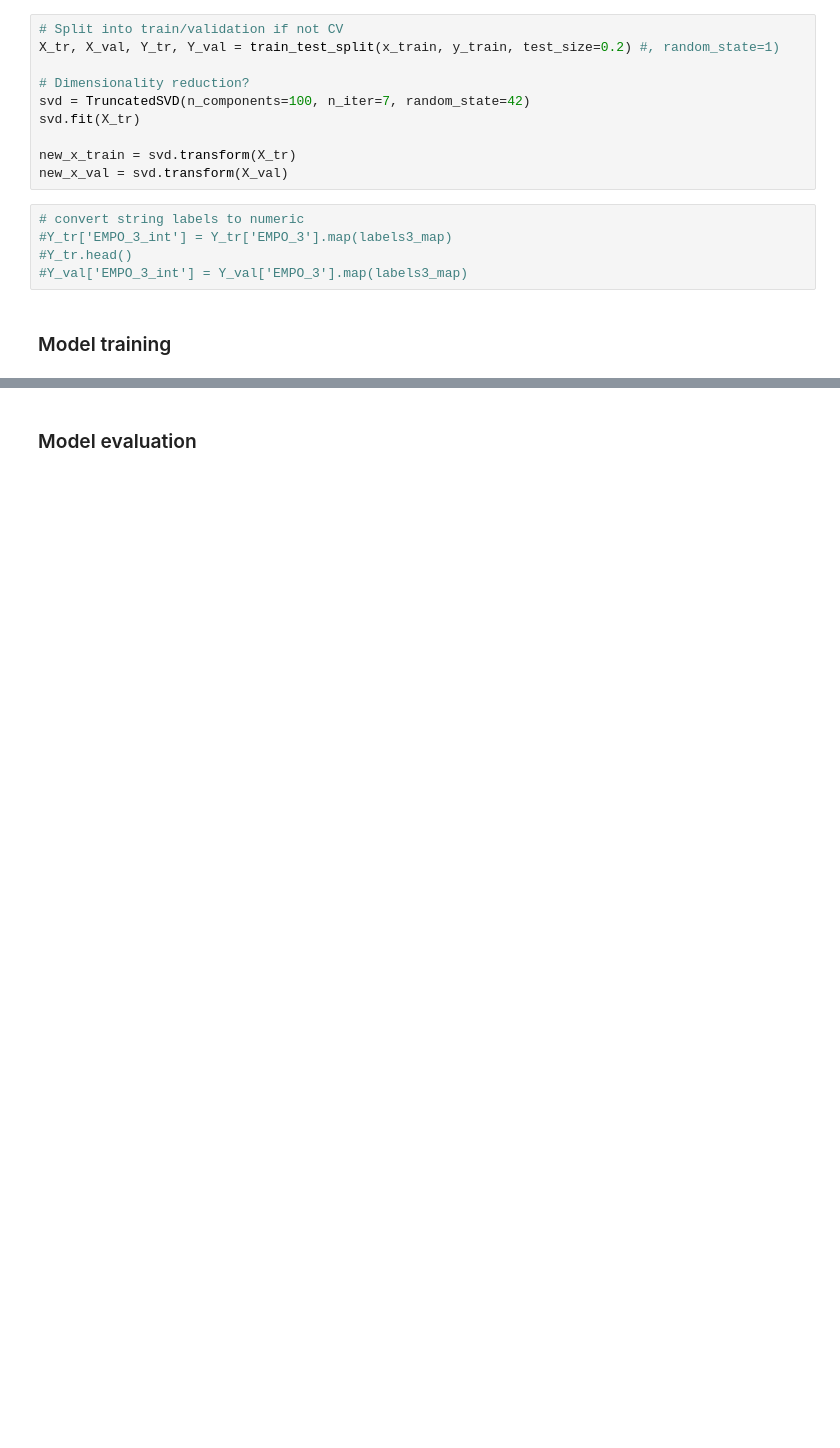
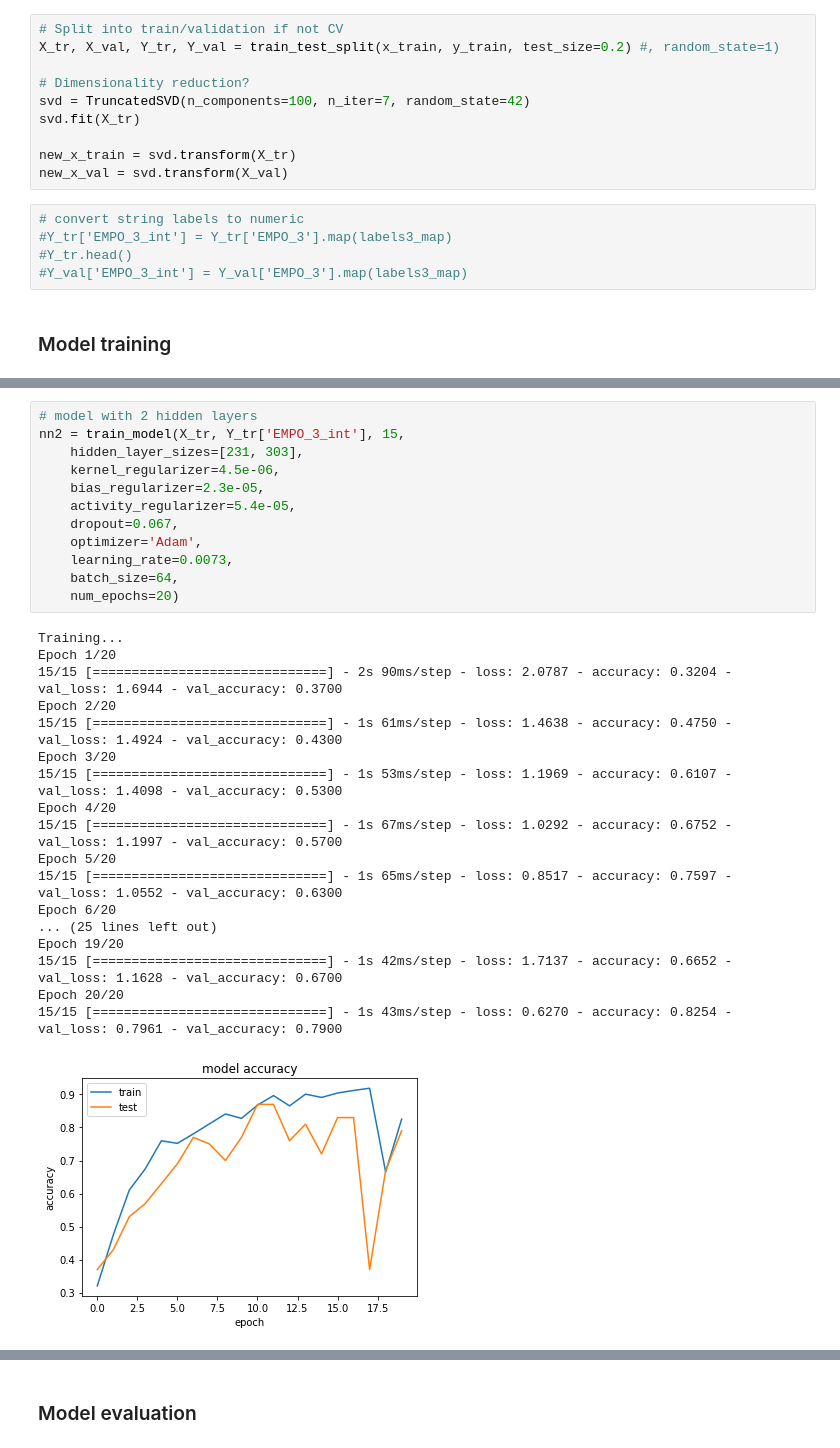
Before and after one commit to hlu17/Protein-Environment-Classification, a Jupyter notebook: modeling/neural_network.ipynb, the cells around one changed output, grey strips where cells are left out. Cells and saved outputs as stored; diff of their text form; blank space fills up the shorter version.

```diff
--- a/modeling/neural_network.ipynb
+++ b/modeling/neural_network.ipynb
@@ -372,0 +266,31 @@ _________________________________________________________________
+# %%
+# model with 2 hidden layers
+nn2 = train_model(X_tr, Y_tr['EMPO_3_int'], 15,
+    hidden_layer_sizes=[231, 303],
+    kernel_regularizer=4.5e-06,
+    bias_regularizer=2.3e-05,
+    activity_regularizer=5.4e-05,
+    dropout=0.067,
+    optimizer='Adam',
+    learning_rate=0.0073,
+    batch_size=64,
+    num_epochs=20)
+# %% [output]
+Training...
+Epoch 1/20
+15/15 [==============================] - 2s 90ms/step - loss: 2.0787 - accuracy: 0.3204 - val_loss: 1.6944 - val_accuracy: 0.3700
+Epoch 2/20
+15/15 [==============================] - 1s 61ms/step - loss: 1.4638 - accuracy: 0.4750 - val_loss: 1.4924 - val_accuracy: 0.4300
+Epoch 3/20
+15/15 [==============================] - 1s 53ms/step - loss: 1.1969 - accuracy: 0.6107 - val_loss: 1.4098 - val_accuracy: 0.5300
+Epoch 4/20
+15/15 [==============================] - 1s 67ms/step - loss: 1.0292 - accuracy: 0.6752 - val_loss: 1.1997 - val_accuracy: 0.5700
+Epoch 5/20
+15/15 [==============================] - 1s 65ms/step - loss: 0.8517 - accuracy: 0.7597 - val_loss: 1.0552 - val_accuracy: 0.6300
+Epoch 6/20
+... (25 lines left out)
+Epoch 19/20
+15/15 [==============================] - 1s 42ms/step - loss: 1.7137 - accuracy: 0.6652 - val_loss: 1.1628 - val_accuracy: 0.6700
+Epoch 20/20
+15/15 [==============================] - 1s 43ms/step - loss: 0.6270 - accuracy: 0.8254 - val_loss: 0.7961 - val_accuracy: 0.7900
+[figure, added]
```
Also changed, not shown: parts of 12 cells of this notebook, 5 other files.
